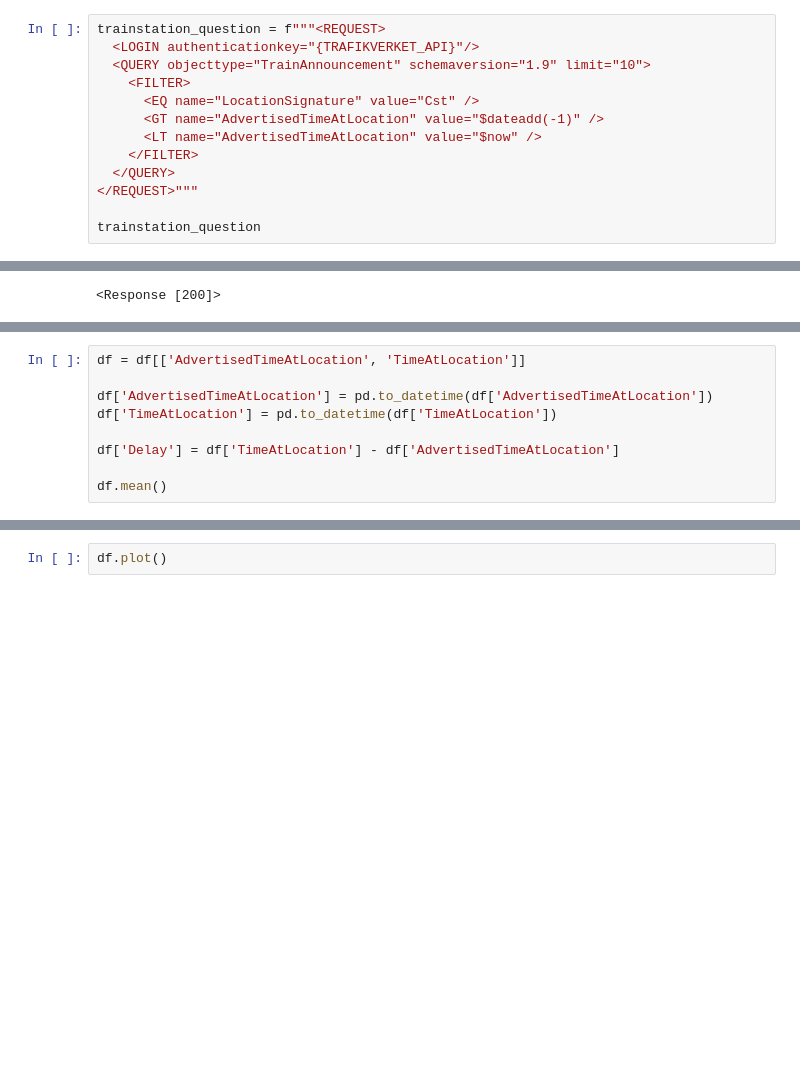
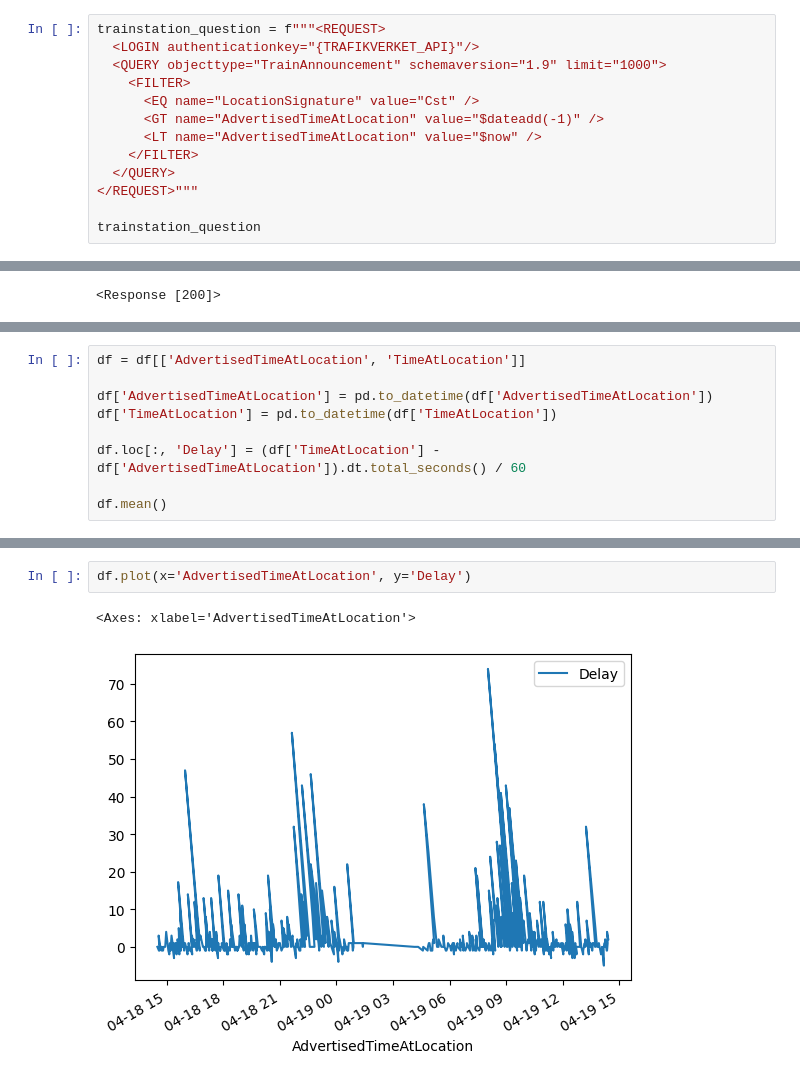
Before and after one commit to obeq/system-integration-training-ground, a Jupyter notebook: playgroundwithtrains.ipynb, the cells around one changed output, grey strips where cells are left out. Saved outputs shown, nothing was run; the diff lists cells and outputs as text; blank space fills up the shorter version.

```diff
--- a/playgroundwithtrains.ipynb
+++ b/playgroundwithtrains.ipynb
@@ -27,7 +28,7 @@ question
 # %%
 trainstation_question = f"""<REQUEST>
   <LOGIN authenticationkey="{TRAFIKVERKET_API}"/>
-  <QUERY objecttype="TrainAnnouncement" schemaversion="1.9" limit="10">
+  <QUERY objecttype="TrainAnnouncement" schemaversion="1.9" limit="1000">
     <FILTER>
       <EQ name="LocationSignature" value="Cst" />
       <GT name="AdvertisedTimeAtLocation" value="$dateadd(-1)" />
@@ -85,7 +89,7 @@ df = df[['AdvertisedTimeAtLocation', 'TimeAtLocation']]
 df['AdvertisedTimeAtLocation'] = pd.to_datetime(df['AdvertisedTimeAtLocation'])
 df['TimeAtLocation'] = pd.to_datetime(df['TimeAtLocation'])
 
-df['Delay'] = df['TimeAtLocation'] - df['AdvertisedTimeAtLocation']
+df.loc[:, 'Delay'] = (df['TimeAtLocation'] - df['AdvertisedTimeAtLocation']).dt.total_seconds() / 60
 
 df.mean()
 # %% [output]
@@ -95,3 +99,6 @@ Delay                               -1 days +23:59:36
 dtype: object
 # %%
-df.plot()
+df.plot(x='AdvertisedTimeAtLocation', y='Delay')
+# %% [output]
+<Axes: xlabel='AdvertisedTimeAtLocation'>
+[figure, added]
```
Also changed, not shown: parts of 9 cells of this notebook, 2 other files.
